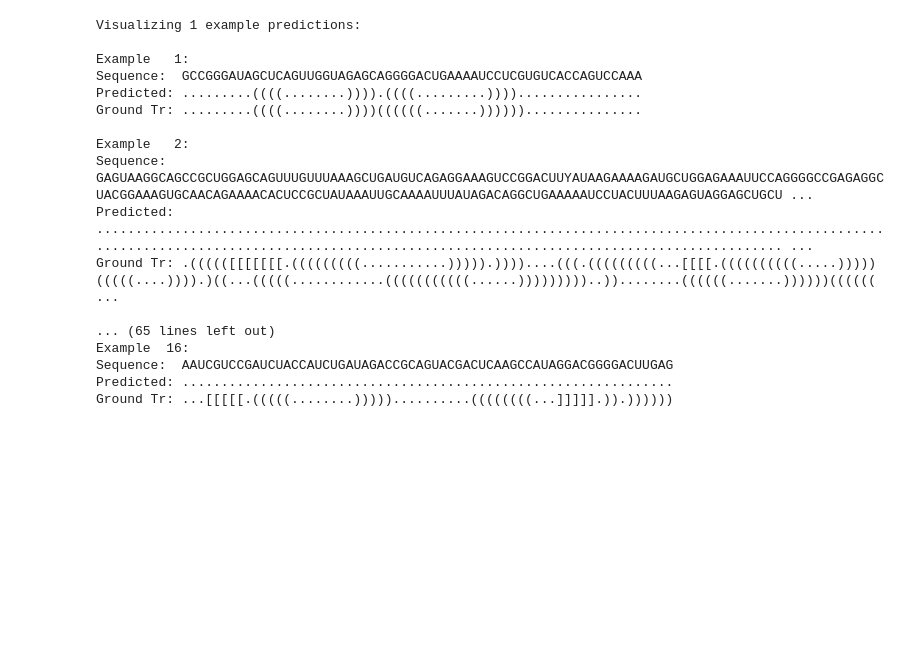
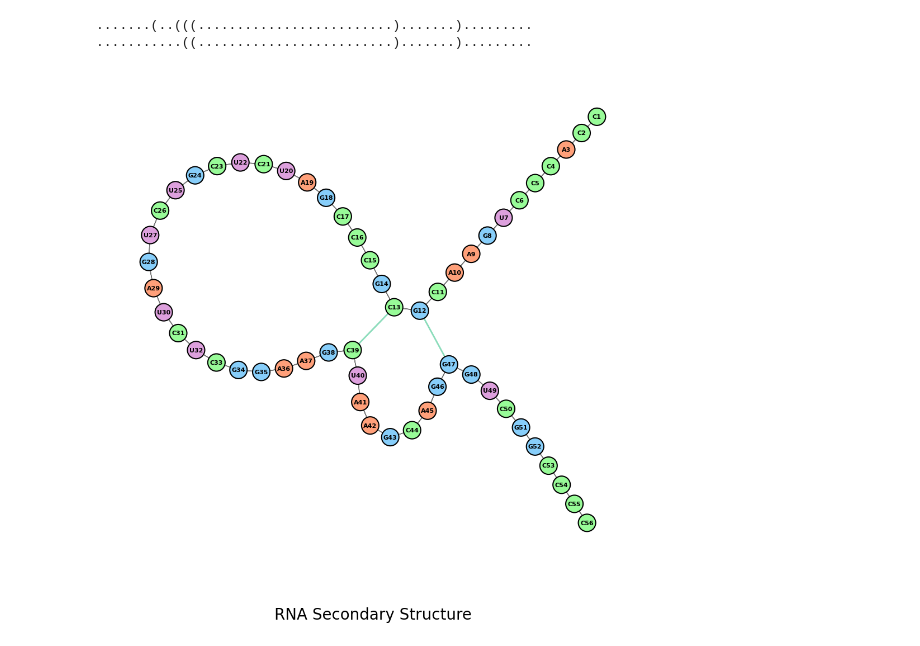
Before and after one commit to Biswajit-Banerjee/Eternal, a Jupyter notebook: sample_inference.ipynb, the cells around one changed output. Drawn from its saved outputs; the diff is of its cells as text; code cells hidden in the pictures; blank space fills up the shorter version.

```diff
--- a/sample_inference.ipynb
+++ b/sample_inference.ipynb
@@ -10,5 +11,5 @@ from src.checkpoint import load_checkpoint
 device = torch.device('cuda' if torch.cuda.is_available() else 'cpu')
 # %%
-model, optimizer, epoch = load_checkpoint('checkpoints/best.pt')
+model, optimizer, epoch = load_checkpoint('checkpoints/checkpoint.pt')
 print(f"Epoch: {epoch}")
 # %% [output]
@@ -17,8 +18,8 @@ Epoch: 0
 # %%
-test_dataset = RNADataset.load("data/test_dataset_small.pkl")
+test_dataset = RNADataset.load("data/test_dataset.pkl")
 test_loader = DataLoader(
     test_dataset,
-    batch_size=1,
+    batch_size=512,
     shuffle=False,
 )
 # %%
@@ -62,20 +29,7 @@ Support: 2
-# %%
-visualize_predictions(model, test_loader, device, total_examples=16)
-# %% [output]
-Visualizing 1 example predictions:
-
-Example   1:
-Sequence:  GCCGGGAUAGCUCAGUUGGUAGAGCAGGGGACUGAAAAUCCUCGUGUCACCAGUCCAAA
-Predicted: .........((((........)))).((((.........))))................
-Ground Tr: .........((((........))))((((((.......))))))...............
-
-Example   2:
-Sequence:  GAGUAAGGCAGCCGCUGGAGCAGUUUGUUUAAAGCUGAUGUCAGAGGAAAGUCCGGACUUYAUAAGAAAAGAUGCUGGAGAAAUUCCAGGGGCCGAGAGGCUACGGAAAGUGCAACAGAAAACACUCCGCUAUAAAUUGCAAAAUUUAUAGACAGGCUGAAAAAUCCUACUUUAAGAGUAGGAGCUGCU ...
-Predicted: ............................................................................................................................................................................................. ...
-Ground Tr: .((((([[[[[[[.(((((((((...........))))).))))....(((.(((((((((...[[[[.((((((((((.....)))))(((((....)))).)((...(((((............(((((((((((......)))))))))..))........((((((.......))))))(((((( ...
-
-... (65 lines left out)
-Example  16:
-Sequence:  AAUCGUCCGAUCUACCAUCUGAUAGACCGCAGUACGACUCAAGCCAUAGGACGGGGACUUGAG
-Predicted: ...............................................................
-Ground Tr: ...[[[[[.(((((........)))))..........((((((((...]]]]].)).))))))
+# %%
+seq = "CCACCCUGAACGCGCCCGAUCUCGUCUGAUCUCGGAAGCUAAGCAGGGUCGGCCCC"
+struct = predict_structure(seq, model, test_dataset.encode_sequence, test_dataset.idx_to_struct);
+# %% [output]
+.......(..(((.........................).......).........
+...........((.........................).......).........
+[figure, added]
```
Also changed, not shown: parts of 5 cells of this notebook.
